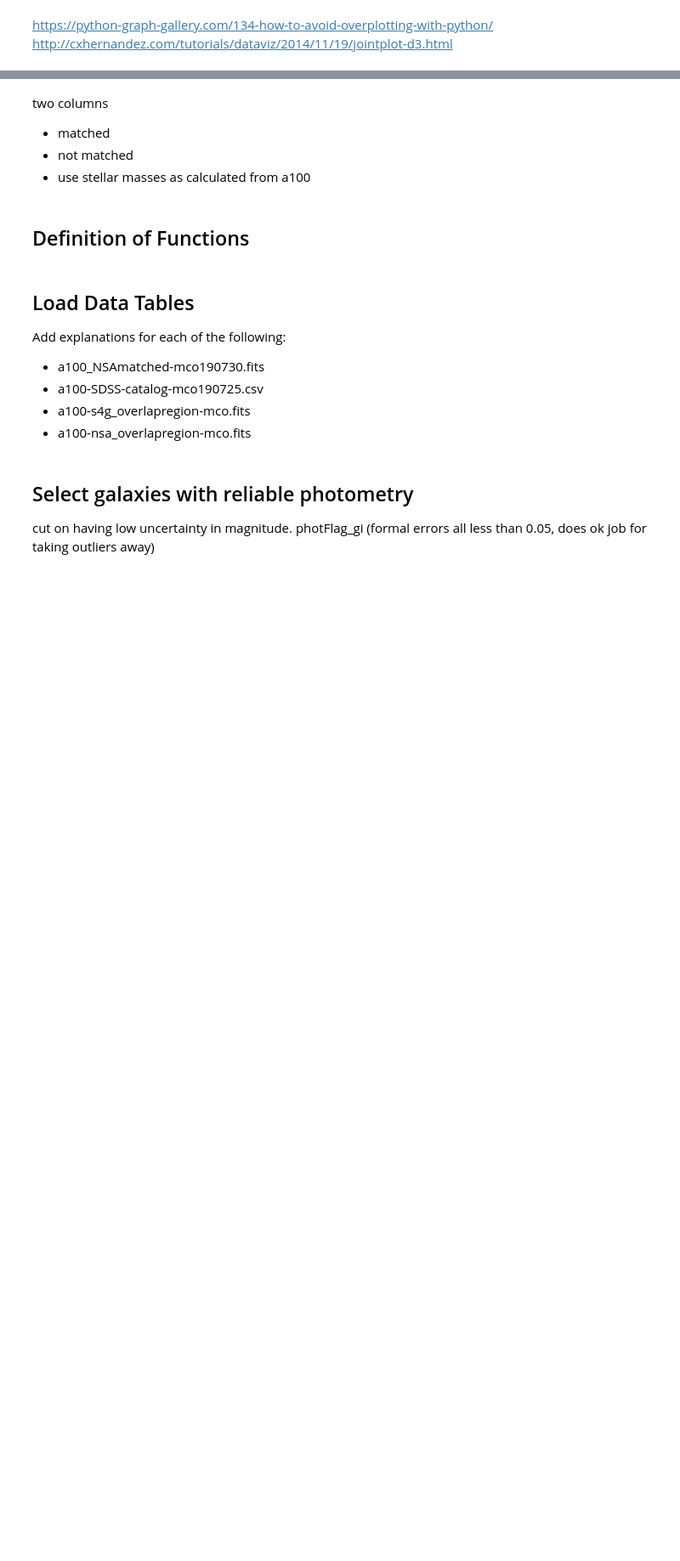
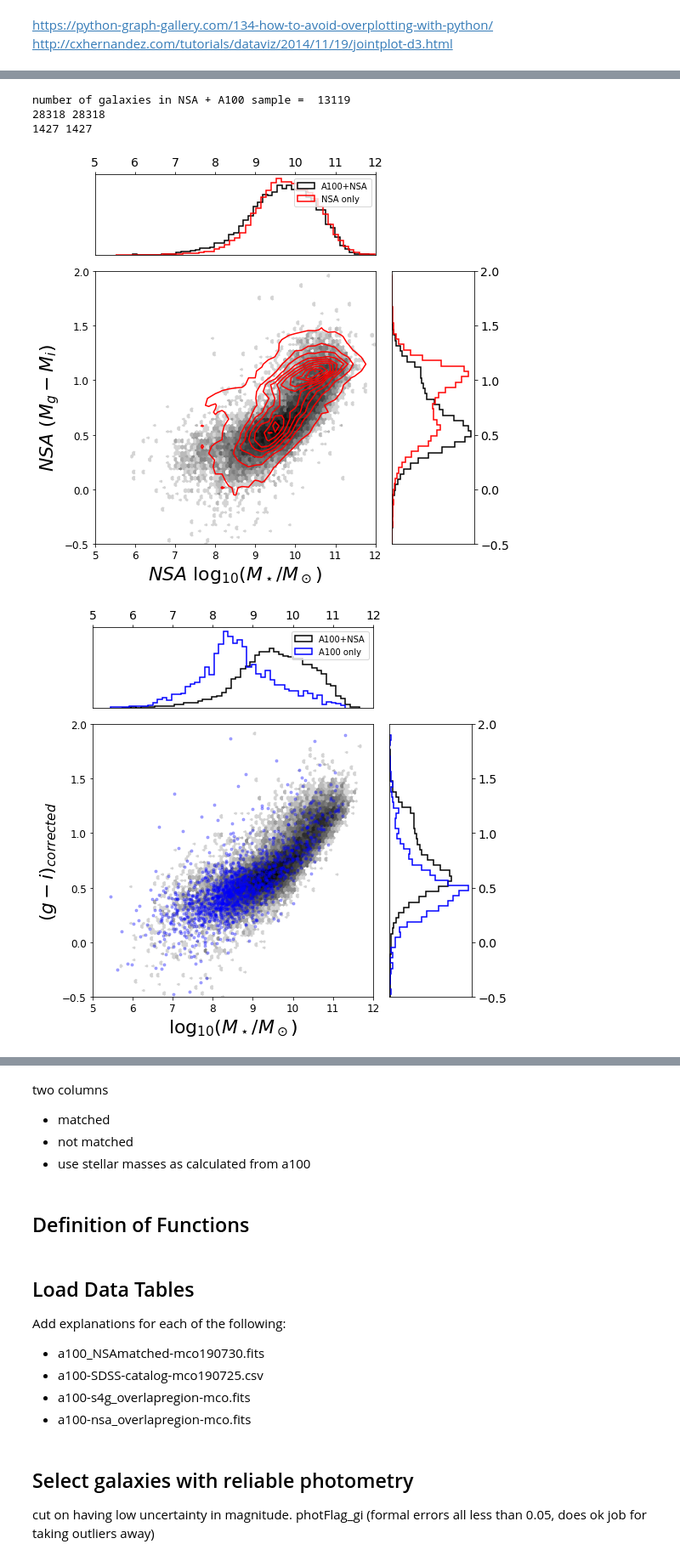
Before and after one commit to rfinn/APPSS, a Jupyter notebook: paper-plots.ipynb, the cells around one changed output, grey strips where cells are left out. Shown at 85% size. Saved outputs shown, nothing was run; the diff lists cells and outputs as text; code cells hidden in the pictures; blank space fills up the shorter version.

```diff
--- a/paper-plots.ipynb
+++ b/paper-plots.ipynb
@@ -3,0 +69,9 @@ http://cxhernandez.com/tutorials/dataviz/2014/11/19/jointplot-d3.html
+# %%
+p.figa_nsa()
+p.figb_nsa()
+# %% [output]
+number of galaxies in NSA + A100 sample =  13119
+28318 28318
+1427 1427
+[figure, added]
+[figure, added]
```
Also changed, not shown: parts of 9 cells of this notebook, 2 other files.
